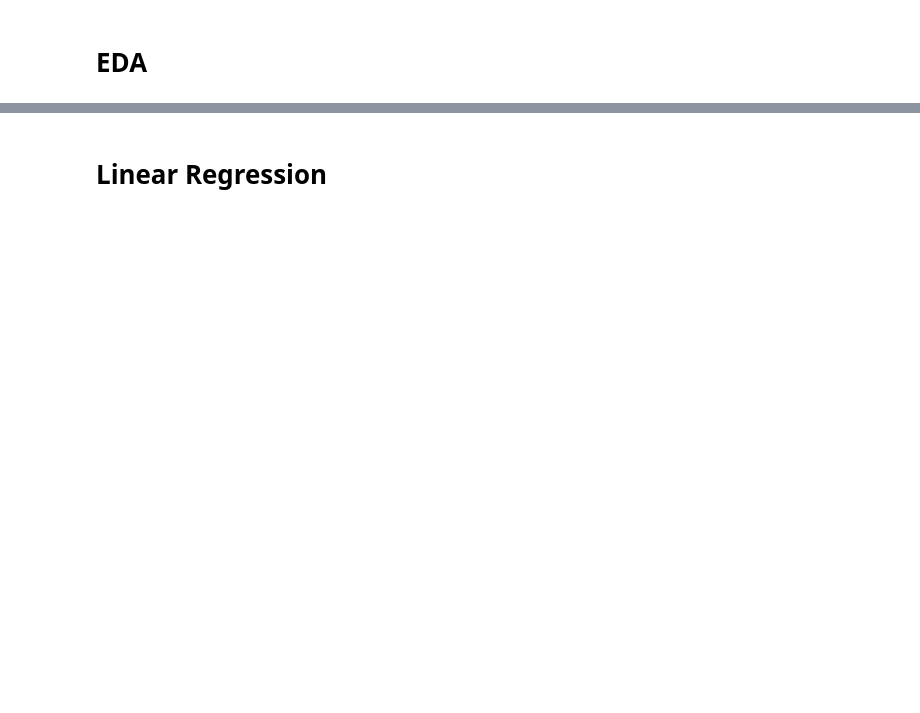
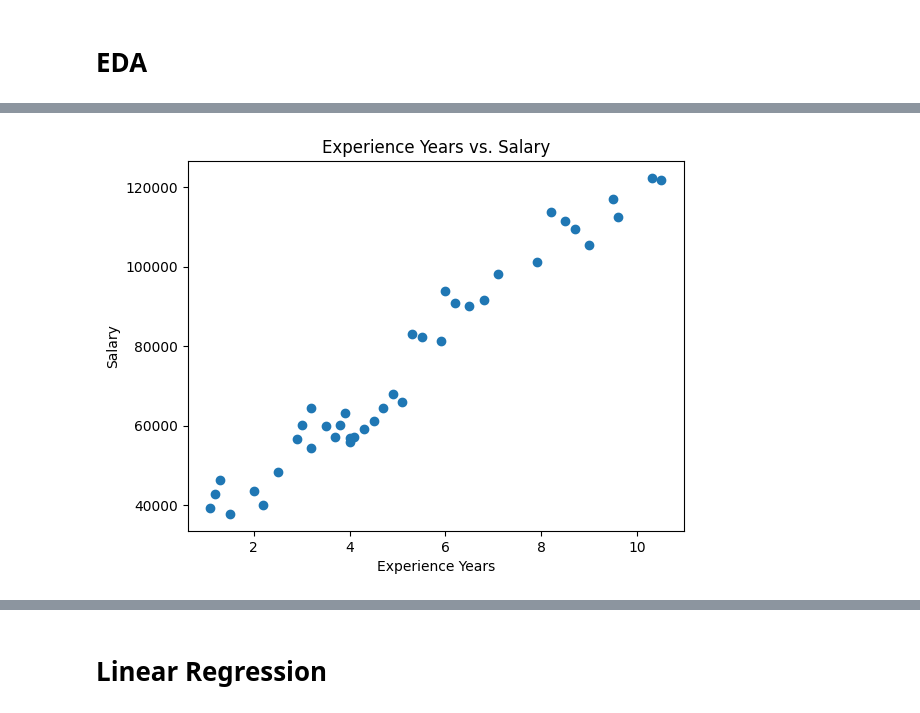
Before and after one commit to rakibulbhuiyan/mechine_learning, a Jupyter notebook: Assignment 01 - Salary Prediction.ipynb, the cells around one changed output, grey strips where cells are left out. Cells and saved outputs as stored; diff of their text form; code cells hidden in the pictures; blank space fills up the shorter version.

```diff
--- a/Assignment 01 - Salary Prediction.ipynb
+++ b/Assignment 01 - Salary Prediction.ipynb
@@ -17,0 +53,8 @@ dataset.head()
+# %%
+plt.scatter(dataset['Experience Years'],dataset['Salary'])
+plt.xlabel('Experience Years')
+plt.ylabel('Salary')
+plt.title('Experience Years vs. Salary')
+plt.show()
+# %% [output]
+[figure, added]
```
Also changed, not shown: parts of 21 cells of this notebook, 11 other files.
